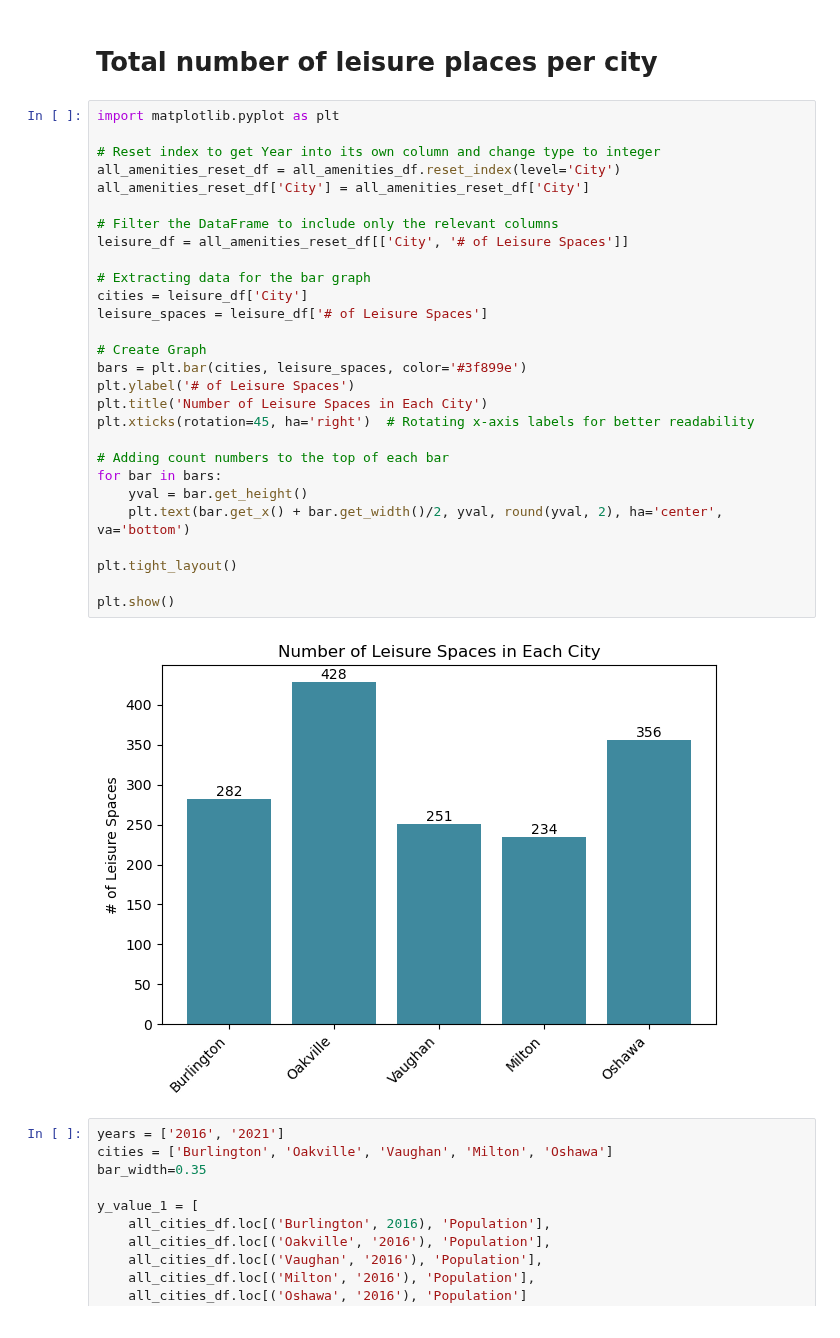
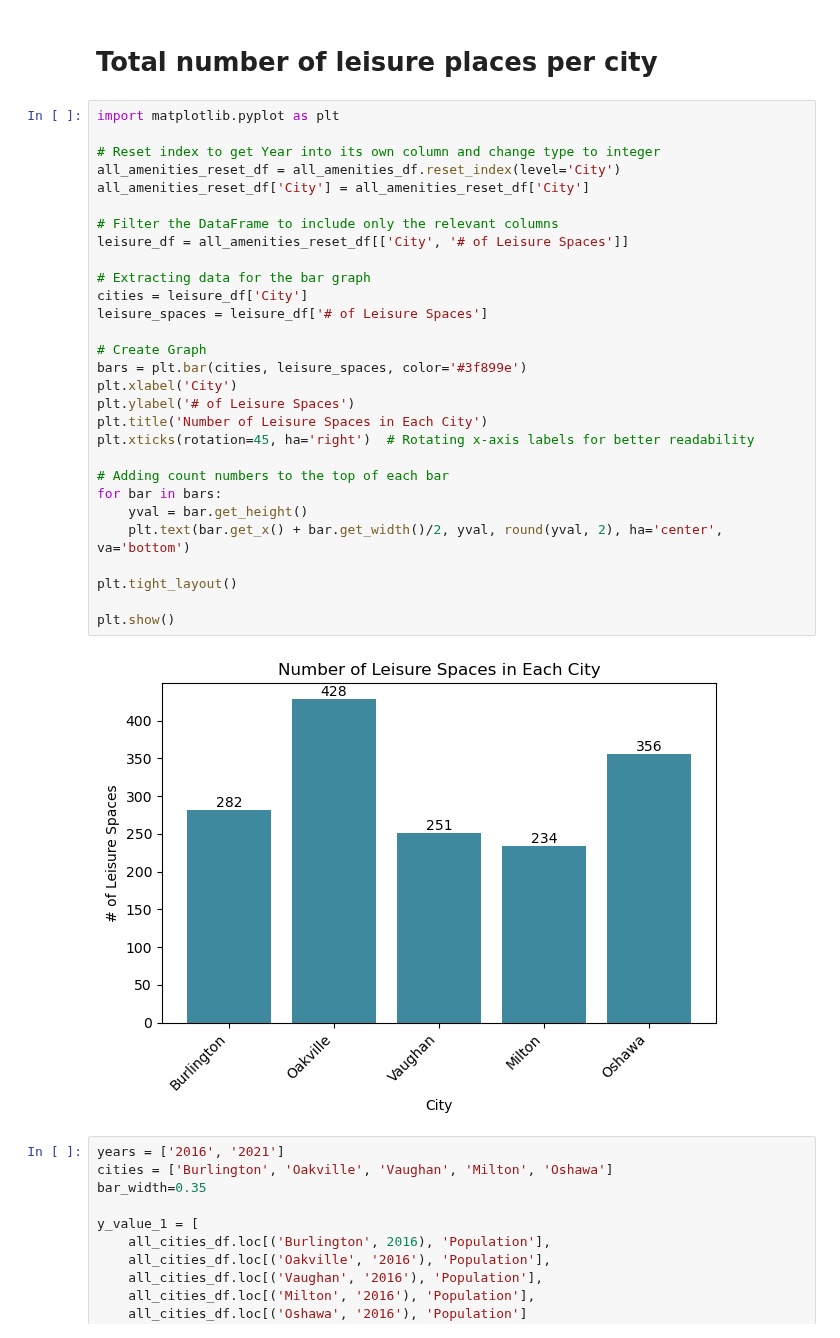
Before and after one commit to MaisieDeGraaf/oakville-housing-analysis, a Jupyter notebook: Main_Cities_Analysis.ipynb, the cells around one changed output. Saved outputs shown, nothing was run; the diff lists cells and outputs as text.

Commit message:
Added x axis label to my graphs

```diff
--- a/Main_Cities_Analysis.ipynb
+++ b/Main_Cities_Analysis.ipynb
@@ -202,33 +166,34 @@ plt.show()
 # %%
 import matplotlib.pyplot as plt
 
 # Reset index to get Year into its own column and change type to integer
 all_amenities_reset_df = all_amenities_df.reset_index(level='City')
 all_amenities_reset_df['City'] = all_amenities_reset_df['City']
 
 # Filter the DataFrame to include only the relevant columns
 leisure_df = all_amenities_reset_df[['City', '# of Leisure Spaces']]
 
 # Extracting data for the bar graph
 cities = leisure_df['City']
 leisure_spaces = leisure_df['# of Leisure Spaces']
 
 # Create Graph
 bars = plt.bar(cities, leisure_spaces, color='#3f899e')
+plt.xlabel('City')
 plt.ylabel('# of Leisure Spaces')
 plt.title('Number of Leisure Spaces in Each City')
 plt.xticks(rotation=45, ha='right')  # Rotating x-axis labels for better readability
 
 # Adding count numbers to the top of each bar
 for bar in bars:
     yval = bar.get_height()
     plt.text(bar.get_x() + bar.get_width()/2, yval, round(yval, 2), ha='center', va='bottom')
 
 plt.tight_layout()
 
 plt.show()
 # %% [output]
-[figure, old version]
+[figure, new version]
 # %%
 years = ['2016', '2021']
 cities = ['Burlington', 'Oakville', 'Vaughan', 'Milton', 'Oshawa']
```
Also changed, not shown: parts of 3 cells of this notebook.
